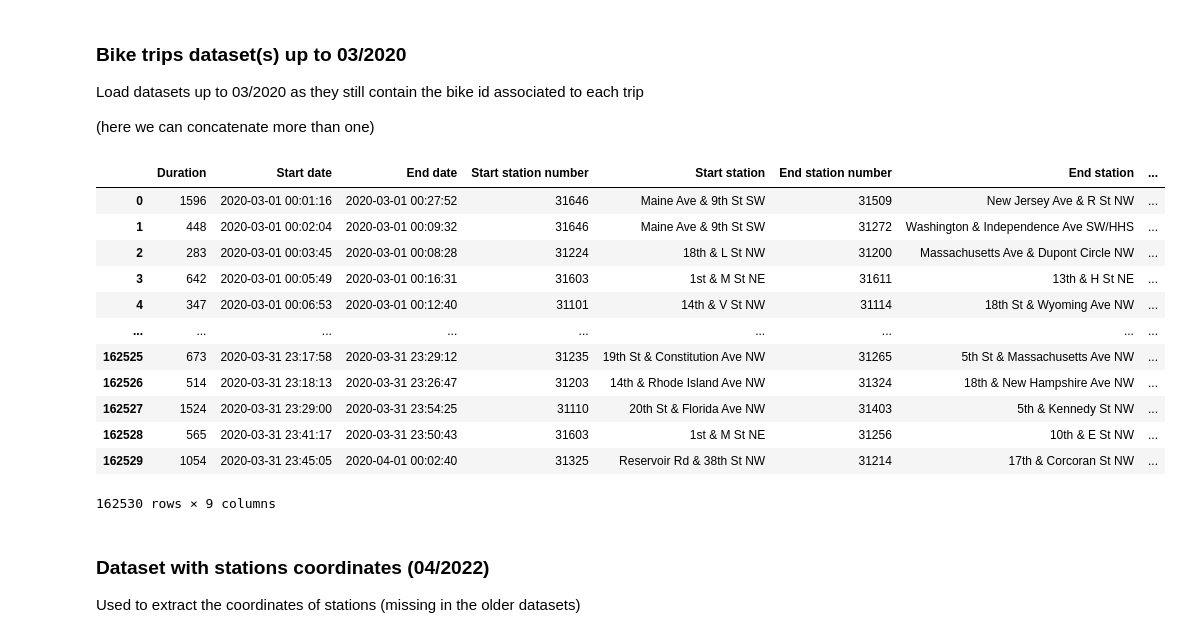
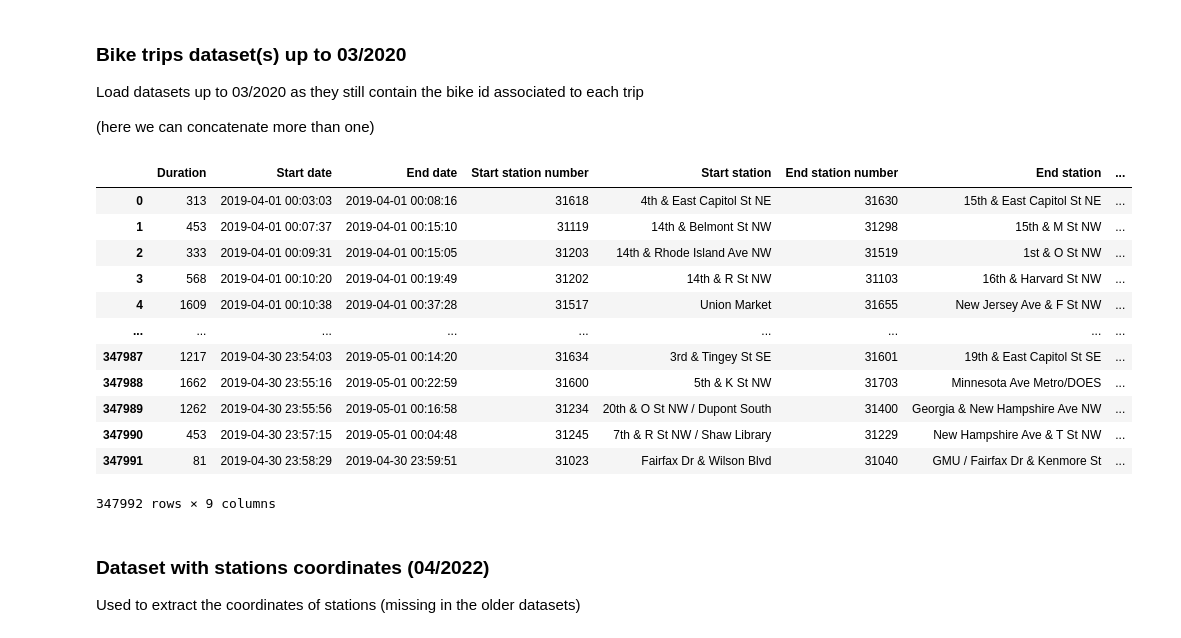
Before and after one commit to non-det-alle/bikesdata, a Jupyter notebook: prepare-dataset.ipynb, the cells around one changed output. Drawn from its saved outputs; the diff is of its cells as text; code cells hidden in the pictures.

```diff
--- a/prepare-dataset.ipynb
+++ b/prepare-dataset.ipynb
@@ -41,23 +41,23 @@ Load datasets up to 03/2020 as they still contain the bike id associated to each
 
 (here we can concatenate more than one)
 # %%
-months = ['202003']
+months = ['201904']
 trips_dataset = extract_to_df(months)
 trips_dataset
 # %% [output]
 |  | Duration | Start date | End date | Start station number | Start station | End station number | End station | ... |
-| 0 | 1596 | 2020-03-01 00:01:16 | 2020-03-01 00:27:52 | 31646 | Maine Ave & 9th St SW | 31509 | New Jersey Ave & R St NW | ... |
-| 1 | 448 | 2020-03-01 00:02:04 | 2020-03-01 00:09:32 | 31646 | Maine Ave & 9th St SW | 31272 | Washington & Independence Ave SW/HHS | ... |
-| 2 | 283 | 2020-03-01 00:03:45 | 2020-03-01 00:08:28 | 31224 | 18th & L St NW | 31200 | Massachusetts Ave & Dupont Circle NW | ... |
-| 3 | 642 | 2020-03-01 00:05:49 | 2020-03-01 00:16:31 | 31603 | 1st & M St NE | 31611 | 13th & H St NE | ... |
-| 4 | 347 | 2020-03-01 00:06:53 | 2020-03-01 00:12:40 | 31101 | 14th & V St NW | 31114 | 18th St & Wyoming Ave NW | ... |
+| 0 | 313 | 2019-04-01 00:03:03 | 2019-04-01 00:08:16 | 31618 | 4th & East Capitol St NE | 31630 | 15th & East Capitol St NE | ... |
+| 1 | 453 | 2019-04-01 00:07:37 | 2019-04-01 00:15:10 | 31119 | 14th & Belmont St NW | 31298 | 15th & M St NW | ... |
+| 2 | 333 | 2019-04-01 00:09:31 | 2019-04-01 00:15:05 | 31203 | 14th & Rhode Island Ave NW | 31519 | 1st & O St NW | ... |
+| 3 | 568 | 2019-04-01 00:10:20 | 2019-04-01 00:19:49 | 31202 | 14th & R St NW | 31103 | 16th & Harvard St NW | ... |
+| 4 | 1609 | 2019-04-01 00:10:38 | 2019-04-01 00:37:28 | 31517 | Union Market | 31655 | New Jersey Ave & F St NW | ... |
 | ... | ... | ... | ... | ... | ... | ... | ... | ... |
-| 162525 | 673 | 2020-03-31 23:17:58 | 2020-03-31 23:29:12 | 31235 | 19th St & Constitution Ave NW | 31265 | 5th St & Massachusetts Ave NW | ... |
-| 162526 | 514 | 2020-03-31 23:18:13 | 2020-03-31 23:26:47 | 31203 | 14th & Rhode Island Ave NW | 31324 | 18th & New Hampshire Ave NW | ... |
-| 162527 | 1524 | 2020-03-31 23:29:00 | 2020-03-31 23:54:25 | 31110 | 20th St & Florida Ave NW | 31403 | 5th & Kennedy St NW | ... |
-| 162528 | 565 | 2020-03-31 23:41:17 | 2020-03-31 23:50:43 | 31603 | 1st & M St NE | 31256 | 10th & E St NW | ... |
-| 162529 | 1054 | 2020-03-31 23:45:05 | 2020-04-01 00:02:40 | 31325 | Reservoir Rd & 38th St NW | 31214 | 17th & Corcoran St NW | ... |
+| 347987 | 1217 | 2019-04-30 23:54:03 | 2019-05-01 00:14:20 | 31634 | 3rd & Tingey St SE | 31601 | 19th & East Capitol St SE | ... |
+| 347988 | 1662 | 2019-04-30 23:55:16 | 2019-05-01 00:22:59 | 31600 | 5th & K St NW | 31703 | Minnesota Ave Metro/DOES | ... |
+| 347989 | 1262 | 2019-04-30 23:55:56 | 2019-05-01 00:16:58 | 31234 | 20th & O St NW / Dupont South | 31400 | Georgia & New Hampshire Ave NW | ... |
+| 347990 | 453 | 2019-04-30 23:57:15 | 2019-05-01 00:04:48 | 31245 | 7th & R St NW / Shaw Library | 31229 | New Hampshire Ave & T St NW | ... |
+| 347991 | 81 | 2019-04-30 23:58:29 | 2019-04-30 23:59:51 | 31023 | Fairfax Dr & Wilson Blvd | 31040 | GMU / Fairfax Dr & Kenmore St | ... |
-162530 rows × 9 columns
+347992 rows × 9 columns
 # %% [markdown]
 ### Dataset with stations coordinates (04/2022)
 Used to extract the coordinates of stations (missing in the older datasets)
```
Also changed, not shown: parts of 3 cells of this notebook, 1 other file.
